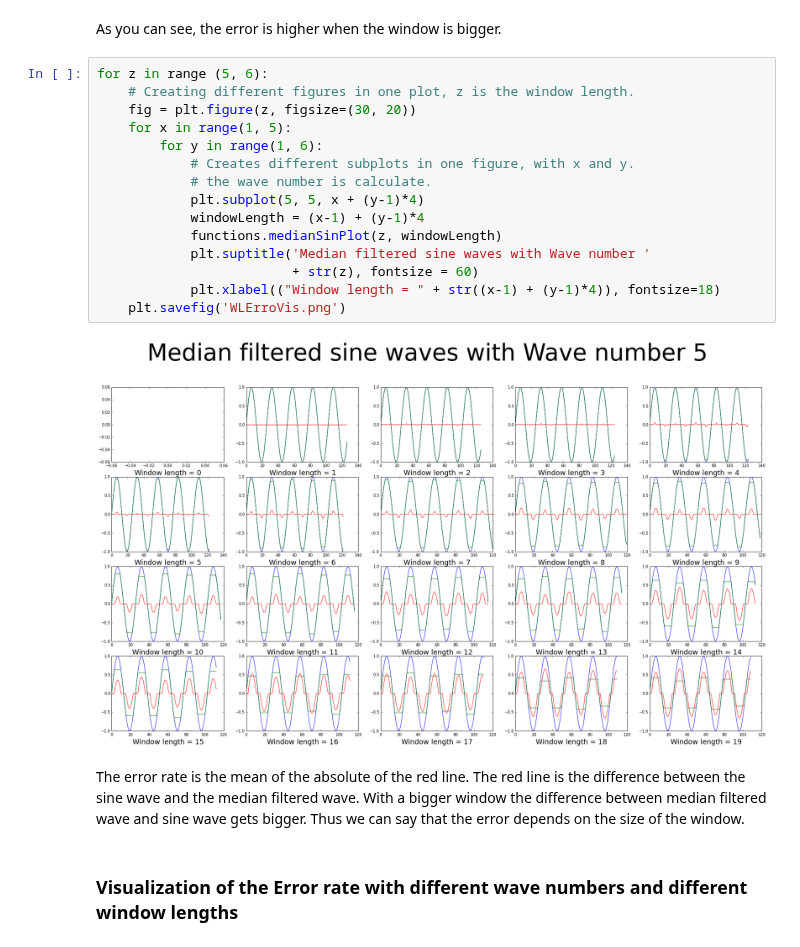
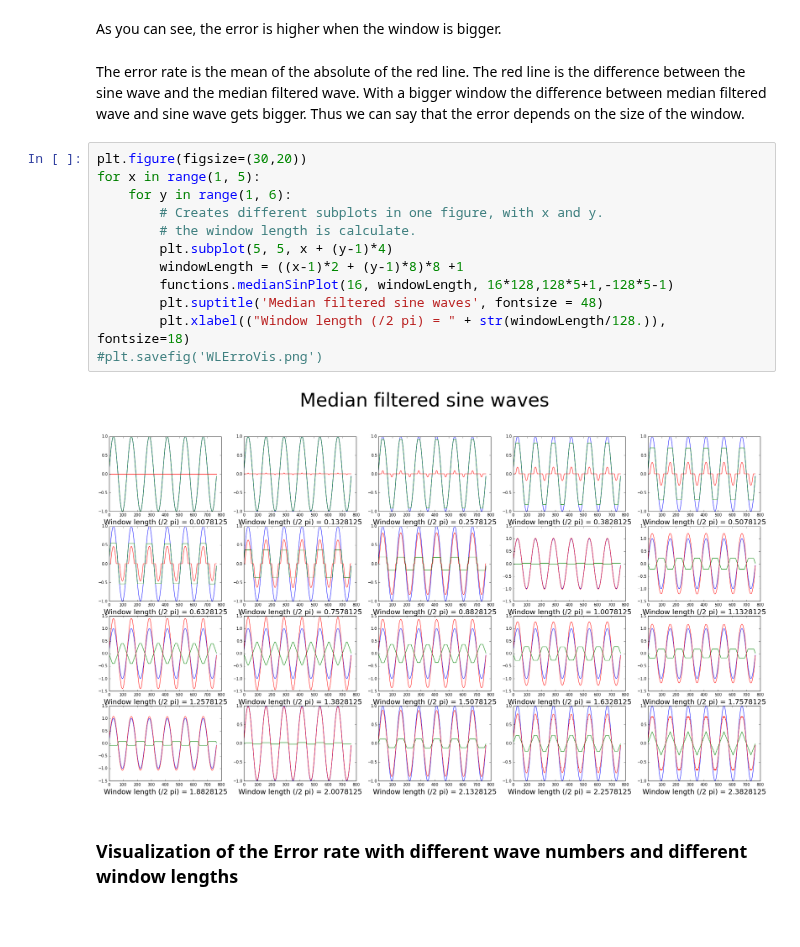
Before and after one commit to ktakagaki/kt-2015-DSPHandsOn, a Jupyter notebook: MedianFilter/Python/04. Summaries/Summary of the error rate of the median with different window lengths.ipynb, the cells around one changed output. Saved outputs shown, nothing was run; the diff lists cells and outputs as text.

```diff
--- a/MedianFilter/Python/04. Summaries/Summary of the error rate of the median with different window lengths.ipynb
+++ b/MedianFilter/Python/04. Summaries/Summary of the error rate of the median with different window lengths.ipynb
@@ -39,24 +41,21 @@ plt.savefig('WLError.png')
 # %% [markdown]
 As you can see, the error is higher when the window is bigger.
-# %%
-for z in range (5, 6):
-    # Creating different figures in one plot, z is the window length.
-    fig = plt.figure(z, figsize=(30, 20))
-    for x in range(1, 5):
-        for y in range(1, 6):
-            # Creates different subplots in one figure, with x and y.
-            # the wave number is calculate.
-            plt.subplot(5, 5, x + (y-1)*4)
-            windowLength = (x-1) + (y-1)*4
-            functions.medianSinPlot(z, windowLength)
-            plt.suptitle('Median filtered sine waves with Wave number '
-                         + str(z), fontsize = 60)
-            plt.xlabel(("Window length = " + str((x-1) + (y-1)*4)), fontsize=18)
-    plt.savefig('WLErroVis.png')
-# %% [output]
-[figure, removed]
 # %% [markdown]
 The error rate is the mean of the absolute of the red line. The red line is the difference between the sine wave and the median filtered wave. With a bigger window the difference between median filtered wave and sine wave gets bigger. Thus we can say that the error depends on the size of the window.
+# %%
+plt.figure(figsize=(30,20))
+for x in range(1, 5):
+    for y in range(1, 6):
+        # Creates different subplots in one figure, with x and y.
+        # the window length is calculate.
+        plt.subplot(5, 5, x + (y-1)*4)
+        windowLength = ((x-1)*2 + (y-1)*8)*8 +1
+        functions.medianSinPlot(16, windowLength, 16*128,128*5+1,-128*5-1)
+        plt.suptitle('Median filtered sine waves', fontsize = 48)
+        plt.xlabel(("Window length (/2 pi) = " + str(windowLength/128.)), fontsize=18)
+#plt.savefig('WLErroVis.png')
+# %% [output]
+[figure, added]
 # %% [markdown]
 ### Visualization of the Error rate with different wave numbers and different window lengths
 # %%
```
Also changed, not shown: parts of 8 cells of this notebook, 2 other files.
